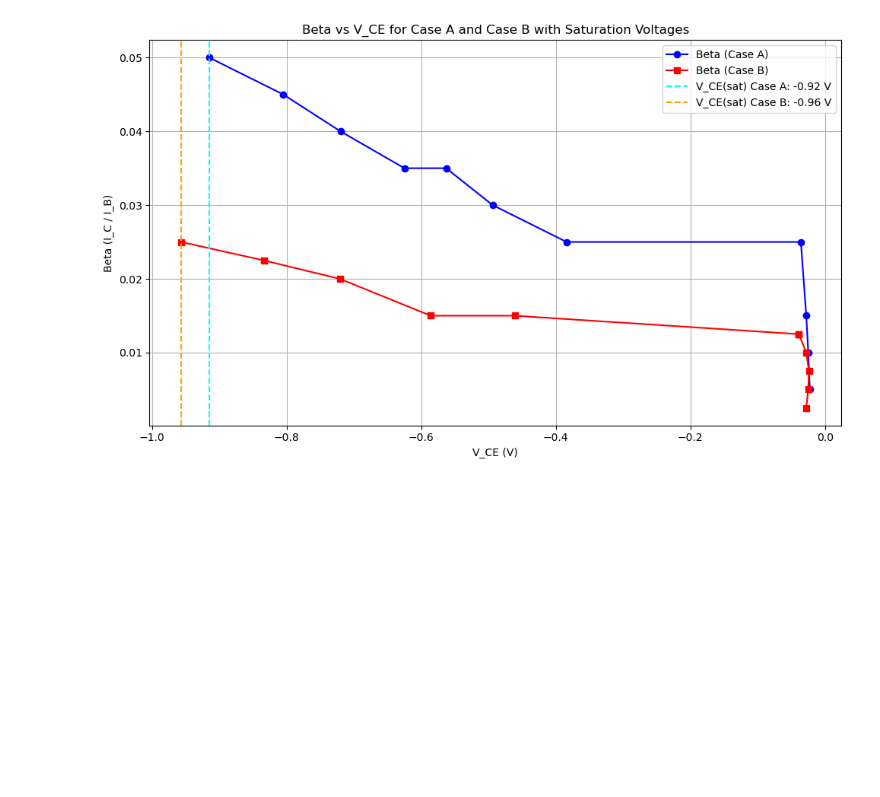
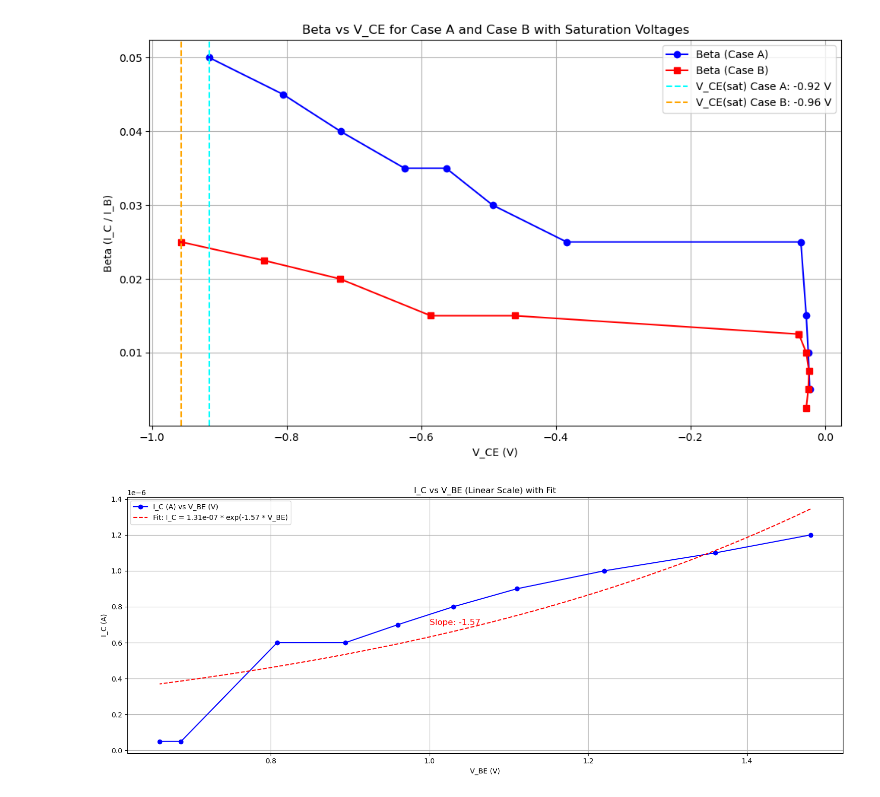
Before and after one commit to Quantum-Impulse/Eletronic-Techniques-Reports, a Jupyter notebook: Report 2/Lab 5/Lab2.ipynb, the cells around one changed output. Drawn from its saved outputs; the diff is of its cells as text; code cells hidden in the pictures; blank space fills up the shorter version.

Commit message:
question 5 gen values

```diff
--- a/Report 2/Lab 5/Lab2.ipynb
+++ b/Report 2/Lab 5/Lab2.ipynb
@@ -116,3 +116,41 @@ plt.tight_layout()
 plt.show()
 # %% [output]
 [figure]
+# %%
+# Fit an exponential function to the I_C vs V_BE data
+from scipy.optimize import curve_fit
+
+# Define the exponential model for I_C = I_S * exp(V_BE / (kT/q))
+def exp_model(V_BE, I_S, a):
+    return I_S * np.exp(a * V_BE)
+
+# Fit the exponential model to the data
+params, covariance = curve_fit(exp_model, V_BE, I_C)
+I_S_fit, a_fit = params
+
+# Generate fitted values
+V_BE_fit = np.linspace(min(V_BE), max(V_BE), 100)
+I_C_fit = exp_model(V_BE_fit, I_S_fit, a_fit)
+
+# Plot I_C vs V_BE on a linear scale with fit line
+plt.figure(figsize=(15, 6))
+plt.plot(V_BE_abs, I_C, 'o-', label='I_C (A) vs V_BE (V)', color='b')
+plt.plot(abs(V_BE_fit), I_C_fit, '--', label=f'Fit: I_C = {I_S_fit:.2e} * exp({a_fit:.2f} * V_BE)', color='r')
+
+# Adding labels and title
+plt.xlabel('V_BE (V)')
+plt.ylabel('I_C (A)')
+plt.title('I_C vs V_BE (Linear Scale) with Fit')
+plt.grid(True)
+
+# Annotate the slope on the plot
+plt.text(1, .0000007, f'Slope: {a_fit:.2f}', fontsize=12, color='red')
+
+# Add a legend
+plt.legend()
+
+# Display the plot
+plt.tight_layout()
+plt.show()
+# %% [output]
+[figure, added]
```
Also changed, not shown: parts of 2 cells of this notebook, 12 other files.
